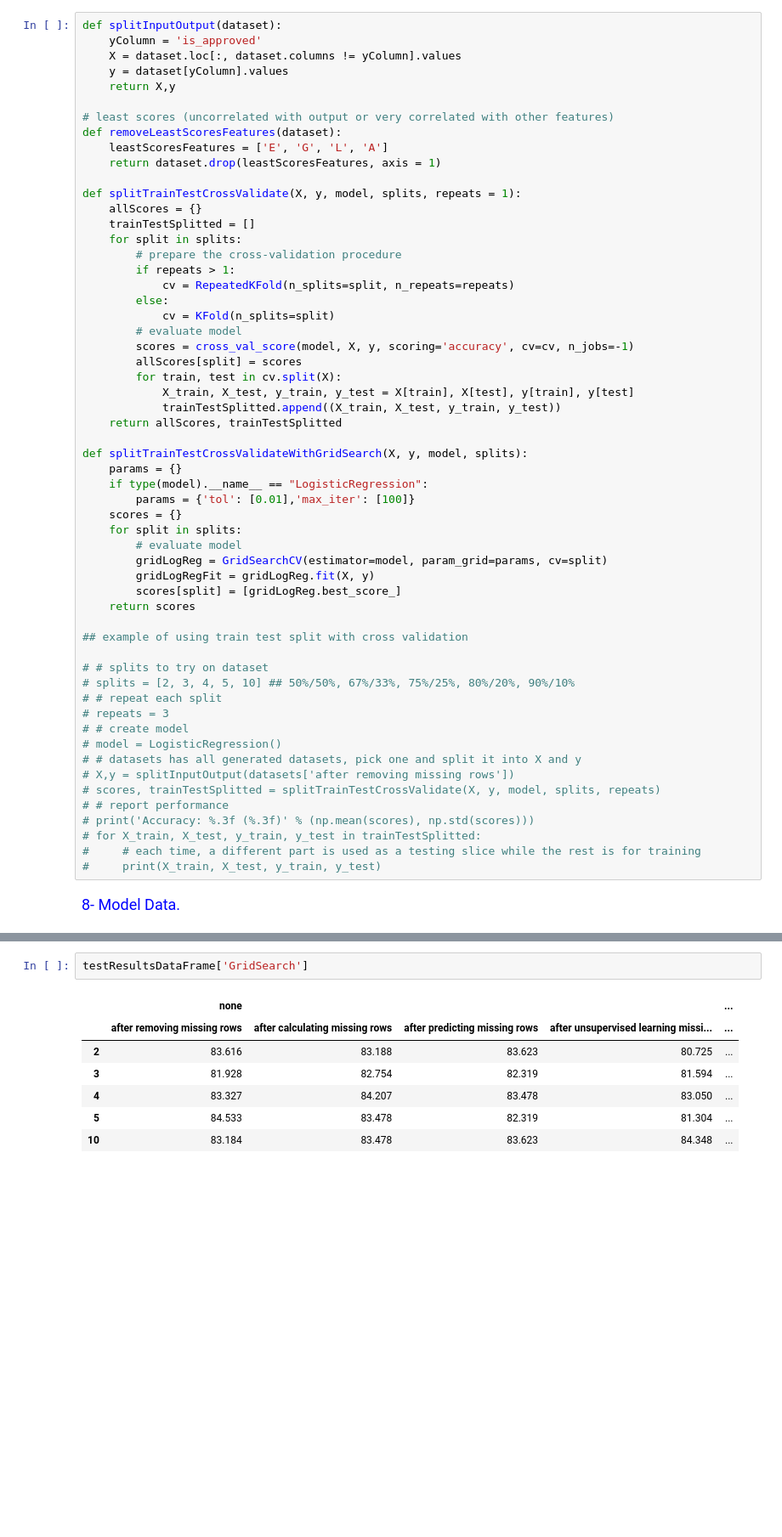
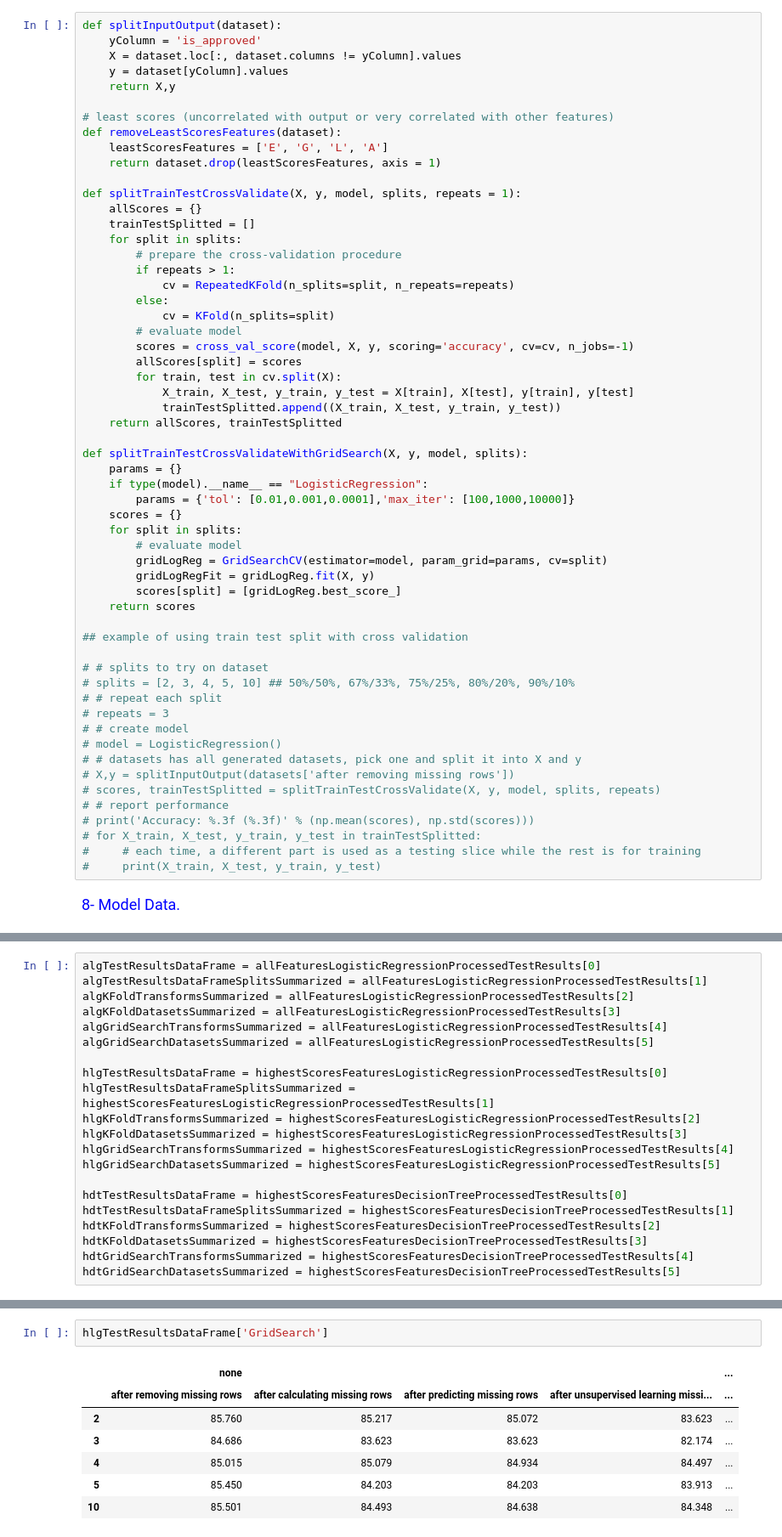
Before and after one commit to lebaz20/credit-approval-ml, a Jupyter notebook: project.ipynb, the cells around one changed output, grey strips where cells are left out. Shown at 85% size. Saved outputs shown, nothing was run; the diff lists cells and outputs as text; blank space fills up the shorter version.

```diff
--- a/project.ipynb
+++ b/project.ipynb
@@ -787,7 +787,7 @@ def splitTrainTestCrossValidate(X, y, model, splits, repeats = 1):
 def splitTrainTestCrossValidateWithGridSearch(X, y, model, splits):
     params = {}
     if type(model).__name__ == "LogisticRegression":
-        params = {'tol': [0.01],'max_iter': [100]}
+        params = {'tol': [0.01,0.001,0.0001],'max_iter': [100,1000,10000]}
     scores = {}
     for split in splits:
         # evaluate model
@@ -1034,3 +1058,24 @@ plt.ylim(78, 88)
 Plot test results for Logistic Regression vs Decision tree classifier models:
 (78.0, 88.0)
 [figure]
+# %%
+algTestResultsDataFrame = allFeaturesLogisticRegressionProcessedTestResults[0]
+algTestResultsDataFrameSplitsSummarized = allFeaturesLogisticRegressionProcessedTestResults[1]
+algKFoldTransformsSummarized = allFeaturesLogisticRegressionProcessedTestResults[2]
+algKFoldDatasetsSummarized = allFeaturesLogisticRegressionProcessedTestResults[3]
+algGridSearchTransformsSummarized = allFeaturesLogisticRegressionProcessedTestResults[4]
+algGridSearchDatasetsSummarized = allFeaturesLogisticRegressionProcessedTestResults[5]
+
+hlgTestResultsDataFrame = highestScoresFeaturesLogisticRegressionProcessedTestResults[0]
+hlgTestResultsDataFrameSplitsSummarized = highestScoresFeaturesLogisticRegressionProcessedTestResults[1]
+hlgKFoldTransformsSummarized = highestScoresFeaturesLogisticRegressionProcessedTestResults[2]
+hlgKFoldDatasetsSummarized = highestScoresFeaturesLogisticRegressionProcessedTestResults[3]
+hlgGridSearchTransformsSummarized = highestScoresFeaturesLogisticRegressionProcessedTestResults[4]
+hlgGridSearchDatasetsSummarized = highestScoresFeaturesLogisticRegressionProcessedTestResults[5]
+
+hdtTestResultsDataFrame = highestScoresFeaturesDecisionTreeProcessedTestResults[0]
+hdtTestResultsDataFrameSplitsSummarized = highestScoresFeaturesDecisionTreeProcessedTestResults[1]
+hdtKFoldTransformsSummarized = highestScoresFeaturesDecisionTreeProcessedTestResults[2]
+hdtKFoldDatasetsSummarized = highestScoresFeaturesDecisionTreeProcessedTestResults[3]
+hdtGridSearchTransformsSummarized = highestScoresFeaturesDecisionTreeProcessedTestResults[4]
+hdtGridSearchDatasetsSummarized = highestScoresFeaturesDecisionTreeProcessedTestResults[5]
@@ -1064,13 +1122,13 @@ testResultsDataFrame['KFold']
 | 10 | 80.476 | 81.304 | 84.203 | 81.594 | ... |
 5 rows × 25 columns
 # %%
-testResultsDataFrame['GridSearch']
+hlgTestResultsDataFrame['GridSearch']
 # %% [output]
 |  | none |  |  |  | ... |
 |  | after removing missing rows | after calculating missing rows | after predicting missing rows | after unsupervised learning missi... | ... |
-| 2 | 83.616 | 83.188 | 83.623 | 80.725 | ... |
-| 3 | 81.928 | 82.754 | 82.319 | 81.594 | ... |
-| 4 | 83.327 | 84.207 | 83.478 | 83.050 | ... |
-| 5 | 84.533 | 83.478 | 82.319 | 81.304 | ... |
-| 10 | 83.184 | 83.478 | 83.623 | 84.348 | ... |
+| 2 | 85.760 | 85.217 | 85.072 | 83.623 | ... |
+| 3 | 84.686 | 83.623 | 83.623 | 82.174 | ... |
+| 4 | 85.015 | 85.079 | 84.934 | 84.497 | ... |
+| 5 | 85.450 | 84.203 | 84.203 | 83.913 | ... |
+| 10 | 85.501 | 84.493 | 84.638 | 84.348 | ... |
 5 rows × 25 columns
```
Also changed, not shown: parts of 17 cells of this notebook, 1 other file.
